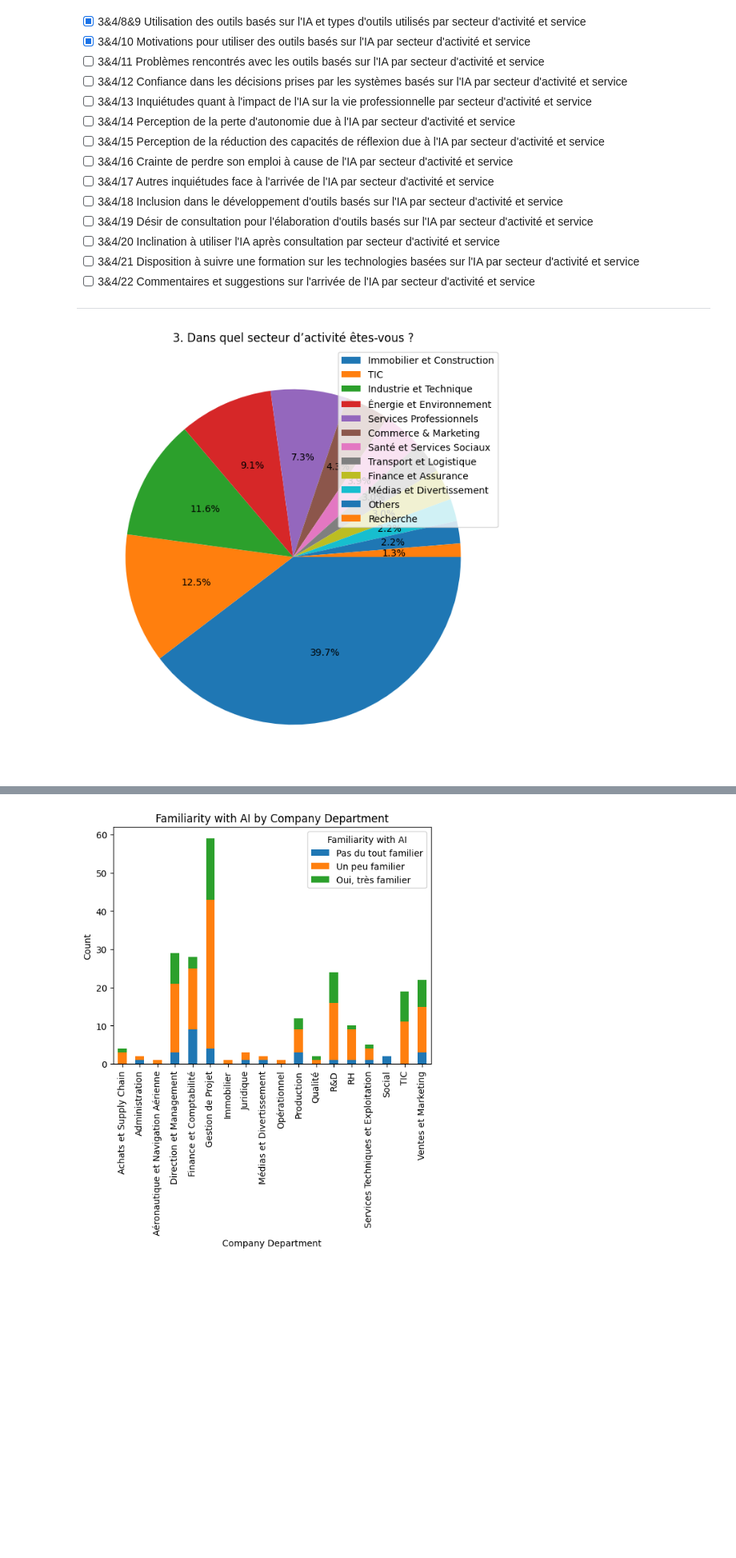
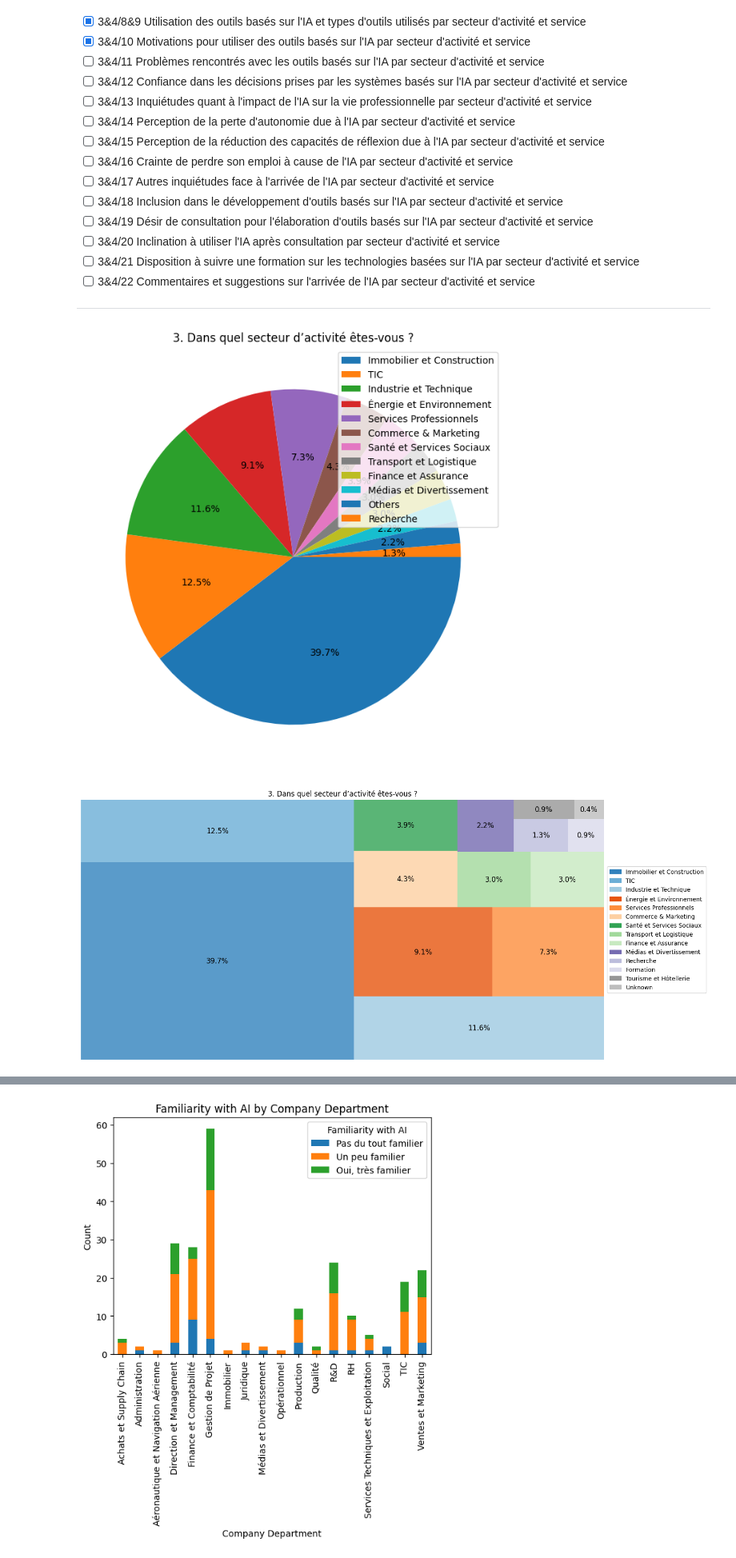
Before and after one commit to QuentinDstl/survey_adoption_by_employees, a Jupyter notebook: src/main.ipynb, the cells around one changed output, grey strips where cells are left out. Shown at 80% size. Saved outputs shown, nothing was run; the diff lists cells and outputs as text; code cells hidden in the pictures; blank space fills up the shorter version.

```diff
--- a/src/main.ipynb
+++ b/src/main.ipynb
@@ -670,7 +723,9 @@ plt.show()
 ---
 # %%
 plot_pie('Sector', '3. Dans quel secteur d’activité êtes-vous ?')
+plot_treemap('Sector', '3. Dans quel secteur d’activité êtes-vous ?')
 # %% [output]
 [figure]
+[figure, added]
 # %%
 plot_pie('Department', '4. Dans quel service de votre entreprise exercez-vous ?')
```
Also changed, not shown: parts of 19 cells of this notebook.
